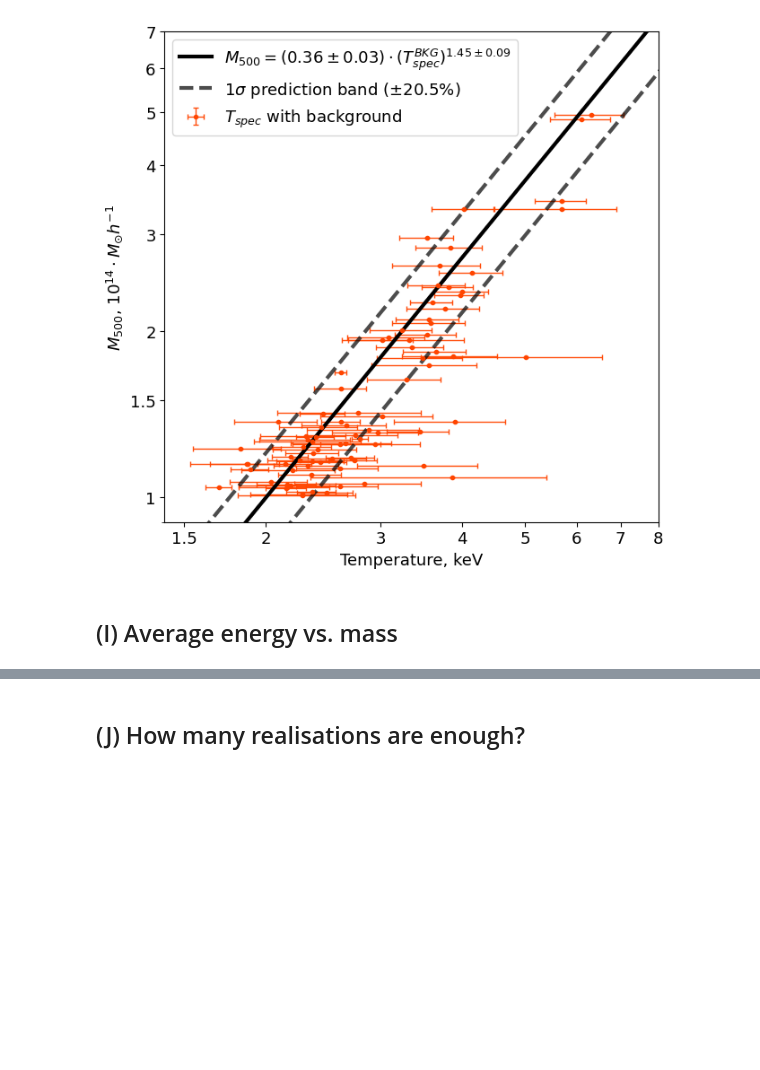
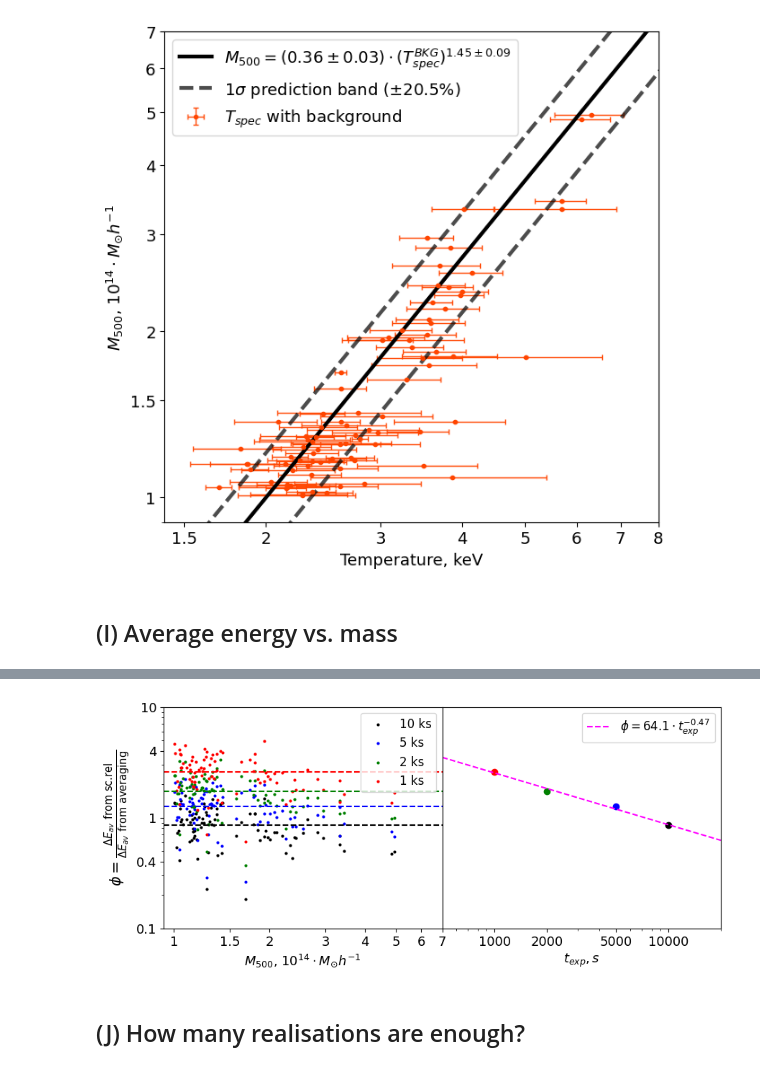
Before and after one commit to pi4imu/magneticum, a Jupyter notebook: spectra_magneticum.ipynb, the cells around one changed output, grey strips where cells are left out. Saved outputs shown, nothing was run; the diff lists cells and outputs as text; code cells hidden in the pictures; blank space fills up the shorter version.

```diff
--- a/spectra_magneticum.ipynb
+++ b/spectra_magneticum.ipynb
@@ -1517,3 +1530,84 @@ Reason(s) for Halting:
 
 calculate_scatter(MASSES, yyyy1, plot=True)
 calculate_scatter(MASSES, yyyy2, plot=True)
+# %%
+delta_E_func_lowexp = (np.array(MASSES)/0.50)**(1/10.36)*0.0199615888422026
+delta_E_single_lowexp = [a[1] for a in aven_usr_lowexp]
+
+delta_E_func_2ksexp = (np.array(MASSES)/0.50)**(1/10.39)*0.02129632316993737
+delta_E_single_2ksexp = [a[1] for a in aven_usr_2ksexp]
+
+delta_E_func_midexp = (np.array(MASSES)/0.48)**(1/10.63)*0.01833050529287815
+delta_E_single_midexp = [a[1] for a in aven_usr_midexp]
+
+delta_E_func = (np.array(MASSES)/0.50)**(1/10.46)*0.018821425062671628
+delta_E_single = [a[1] for a in aven_usr]
+# %%
+plt.figure(figsize=(10, 4))
+
+plt.subplot(121)
+
+plt.scatter(MASSES, delta_E_single/delta_E_func,
+             lw=0, color='black', marker=".", label='10 ks')
+
+plt.scatter(MASSES, delta_E_single_midexp/delta_E_func_midexp,
+             lw=0, color='blue', marker=".", label='5 ks')
+
+plt.scatter(MASSES, delta_E_single_2ksexp/delta_E_func_2ksexp,
+             lw=0, color='green', marker=".", label='2 ks')
+
+plt.scatter(MASSES, delta_E_single_lowexp/delta_E_func_lowexp,
+             lw=0, color='red', marker=".", label='1 ks')
+
+pop10ks = np.mean(delta_E_single/delta_E_func)
+pop5ks = np.mean(delta_E_single_midexp/delta_E_func_midexp)
+pop2ks = np.mean(delta_E_single_2ksexp/delta_E_func_2ksexp)
+pop1ks = np.mean(delta_E_single_lowexp/delta_E_func_lowexp)
+
+plt.axhline(pop10ks, color='black', ls='--')
+plt.axhline(pop5ks, color='blue', ls='--')
+plt.axhline(pop2ks, color='green', ls='--')
+plt.axhline(pop1ks, color='red', ls='--')
+
+plt.xlabel("$M_{500}$, $10^{14} \cdot M_{\odot} h^{-1}$", fontsize=13)
+plt.ylabel("$\\phi = \\frac{\Delta E_{av} \ \\text{from sc.rel}}{\Delta E_{av} \ \\text{from averaging}}$", fontsize=15)
+plt.legend(fontsize=12)
+plt.xscale("log")
+plt.yscale("log")
+plt.xticks([1, 1.5, 2, 3, 4, 5, 6, 7], [1, 1.5, 2, 3, 4, 5, 6, 7], size=13)
+plt.yticks([0.1, 0.4, 1, 4, 10], [0.1, 0.4, 1, 4, 10], size=13)
+tyre = plt.gca().get_ylim()
+
+plt.subplot(122)
+
+#plt.scatter([1000, 2000, 5000, 10000], [pop1ks, pop2ks, pop5ks, pop10ks])
+plt.scatter([1000], [pop1ks], color='red')
+plt.scatter([2000], [pop2ks], color='green')
+plt.scatter([5000], [pop5ks], color='blue')
+plt.scatter([10000], [pop10ks], color='black')
+plt.xscale("log")
+plt.yscale("log")
+plt.ylim(tyre)
+plt.gca().set_yticks([], [])
+plt.gca().yaxis.set_ticks_position('none')
+plt.xlim(500, 20000)
+plt.gca().set_xticks([1000, 2000, 5000, 10000], [1000, 2000, 5000, 10000], size=13)
+plt.xlabel("$t_{exp}, s$", fontsize=13)
+
+def sc(x, a, b):
+    return b*x**a
+
+popta, pcova = curve_fit(sc, [1000, 2000, 5000, 10000], [pop1ks, pop2ks, pop5ks, pop10ks], maxfev=10000)
+
+print(popta)
+
+xcxc = np.linspace(500, 20000, 100)
+
+plt.plot(xcxc, sc(xcxc, *popta), linestyle='--', color = 'magenta',
+         label=f"$\phi = {{{popta[1]:.1f}}} \cdot t_{{exp}}^{{{popta[0]:.2f}}}$")
+
+plt.legend(fontsize=12)
+
+plt.subplots_adjust(wspace=0, hspace=0)
+plt.show()
+# %% [output]
@@ -1520,3 +1615,4 @@ calculate_scatter(MASSES, yyyy2, plot=True)
+[figure, added]
 # %% [markdown]
 ## (J) How many realisations are enough?
 # %% [markdown]
```
Also changed, not shown: parts of 14 cells of this notebook, 2 other files.
